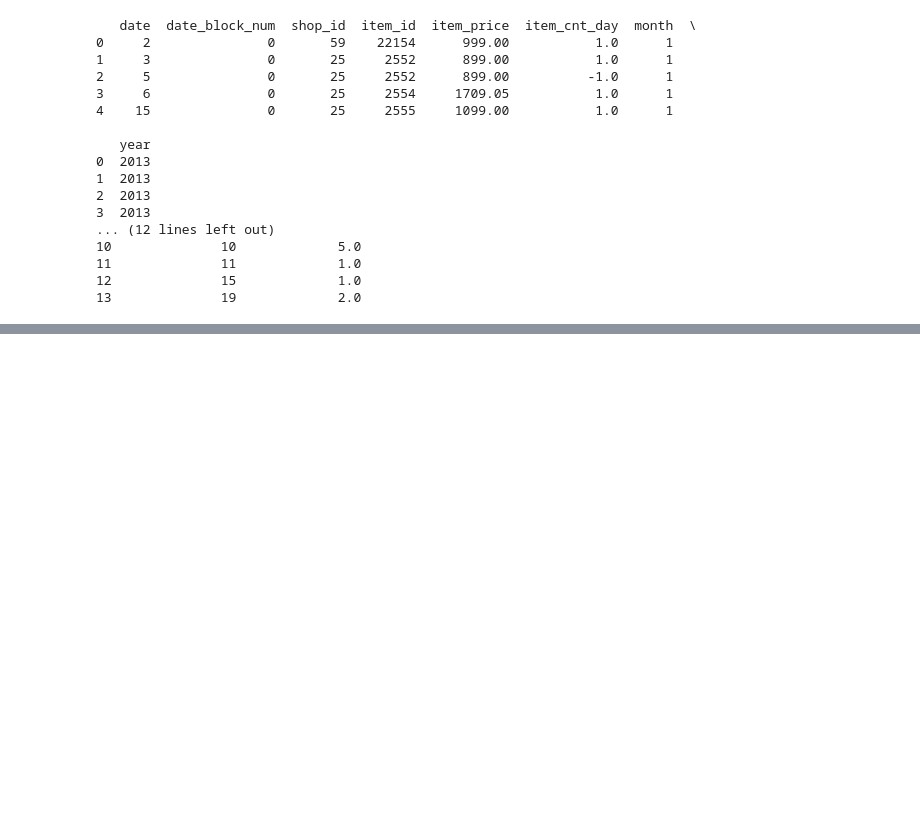
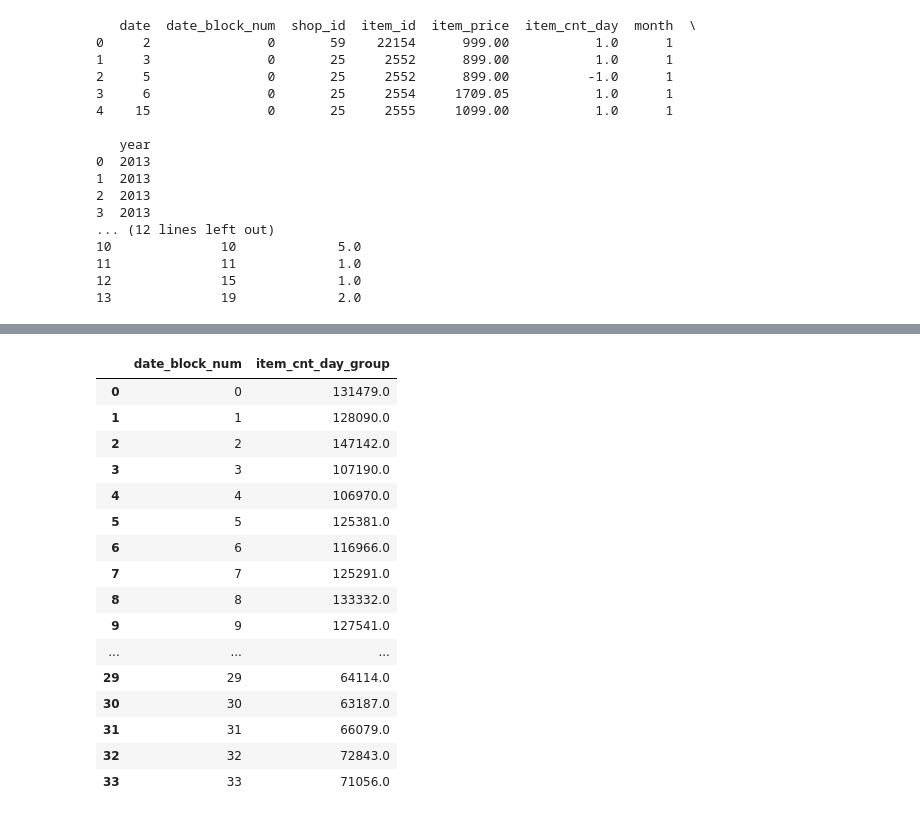
Before and after one commit to PaulGuo5/Predict-Future-Sales, a Jupyter notebook: arima.ipynb, the cells around one changed output, grey strips where cells are left out. Saved outputs shown, nothing was run; the diff lists cells and outputs as text; code cells hidden in the pictures; blank space fills up the shorter version.

```diff
--- a/arima.ipynb
+++ b/arima.ipynb
@@ -137,0 +152,32 @@ arima_predict(dta)
+# %%
+def get_series_data(data, feature_name): #DataFram, string
+    monthlydata_group = data.groupby(["date_block_num"])
+    monthlydata = (monthlydata_group[[feature_name]].sum().reset_index())
+    monthlydata = monthlydata.rename(columns={feature_name:feature_name+'_group'})
+    #fill date_block_num
+    listdata = [i for i in range(34)]
+    new_data = pd.DataFrame(listdata, columns=['date_block_num'])
+    new_data = pd.merge(new_data, monthlydata, how='outer')
+    result = new_data.fillna(0)
+    return result
+
+d= get_series_data(data, "item_cnt_day")
+d
+# %% [output]
+|  | date_block_num | item_cnt_day_group |
+| 0 | 0 | 131479.0 |
+| 1 | 1 | 128090.0 |
+| 2 | 2 | 147142.0 |
+| 3 | 3 | 107190.0 |
+| 4 | 4 | 106970.0 |
+| 5 | 5 | 125381.0 |
+| 6 | 6 | 116966.0 |
+| 7 | 7 | 125291.0 |
+| 8 | 8 | 133332.0 |
+| 9 | 9 | 127541.0 |
+| ... | ... | ... |
+| 29 | 29 | 64114.0 |
+| 30 | 30 | 63187.0 |
+| 31 | 31 | 66079.0 |
+| 32 | 32 | 72843.0 |
+| 33 | 33 | 71056.0 |
```
Also changed, not shown: parts of 1 cell of this notebook.
